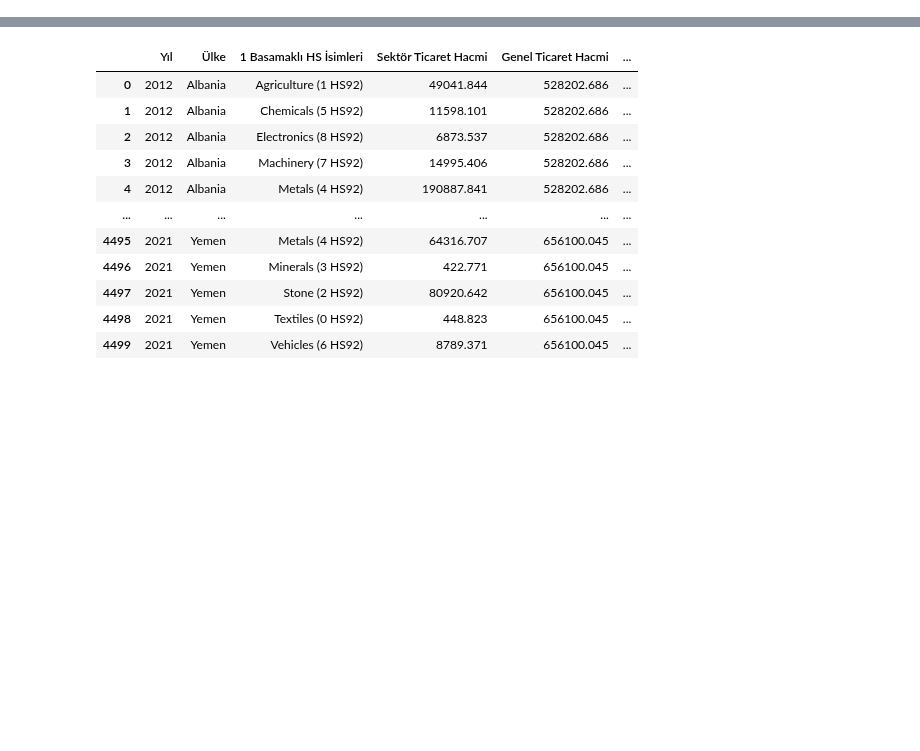
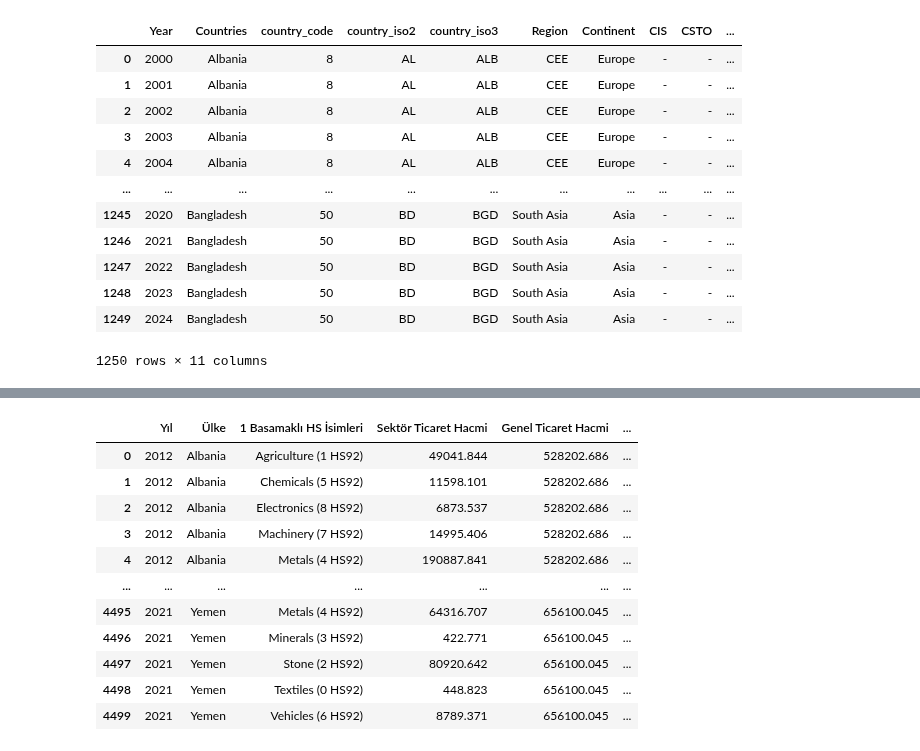
Before and after one commit to oguzoztekin/CEE-MENA, a Jupyter notebook: Dış Ticaret Verilerinin Analizi/final.ipynb, the cells around one changed output, grey strips where cells are left out. Saved outputs shown, nothing was run; the diff lists cells and outputs as text; code cells hidden in the pictures; blank space fills up the shorter version.

```diff
--- a/Dış Ticaret Verilerinin Analizi/final.ipynb
+++ b/Dış Ticaret Verilerinin Analizi/final.ipynb
@@ -1,3 +1,54 @@
+# %%
+# 0-) Ülkeler
+
+import pandas as pd
+
+def add_membership_column(df):
+    rows = []
+    for index, row in df.iterrows():
+        nato_year = row['NATO'] if row['NATO'] != '-' else None
+        eu_year = row['EU'] if row['EU'] != '-' else None
+
+        # 2000-2024 arasında NATO ya da EU üyesi olup olmadığını gösterecek kod
+        for year in range(2000, 2025):
+            nato_membership = 'Yes' if nato_year and int(nato_year) <= year else 'No'
+            eu_membership = 'Yes' if eu_year and int(eu_year) <= year else 'No'
+            new_row = row.to_dict()
+            new_row['Year'] = year
+            new_row['NATO_Membership'] = nato_membership
+            new_row['EU_Membership'] = eu_membership
+            rows.append(new_row)
+
+    # Dataframe oluşturuyoruz
+    expanded_df = pd.DataFrame(rows)
+
+    # Yılları başa çekiyoruz panel veri formatı için
+    cols = ['Year'] + [col for col in expanded_df.columns if col != 'Year']
+    expanded_df = expanded_df[cols]
+    return expanded_df
+
+# Ülkelere uyguluyoruz
+file_path = '0-) Ulkeler.xlsx'
+excel_data = pd.ExcelFile(file_path)
+df = excel_data.parse('Sheet1')
+expanded_df = add_membership_column(df)
+expanded_df = expanded_df.drop(['NATO', 'EU'], axis=1)
+# %%
+expanded_df
+# %% [output]
+|  | Year | Countries | country_code | country_iso2 | country_iso3 | Region | Continent | CIS | CSTO | ... |
+| 0 | 2000 | Albania | 8 | AL | ALB | CEE | Europe | - | - | ... |
+| 1 | 2001 | Albania | 8 | AL | ALB | CEE | Europe | - | - | ... |
+| 2 | 2002 | Albania | 8 | AL | ALB | CEE | Europe | - | - | ... |
+| 3 | 2003 | Albania | 8 | AL | ALB | CEE | Europe | - | - | ... |
+| 4 | 2004 | Albania | 8 | AL | ALB | CEE | Europe | - | - | ... |
+| ... | ... | ... | ... | ... | ... | ... | ... | ... | ... | ... |
+| 1245 | 2020 | Bangladesh | 50 | BD | BGD | South Asia | Asia | - | - | ... |
+| 1246 | 2021 | Bangladesh | 50 | BD | BGD | South Asia | Asia | - | - | ... |
+| 1247 | 2022 | Bangladesh | 50 | BD | BGD | South Asia | Asia | - | - | ... |
+| 1248 | 2023 | Bangladesh | 50 | BD | BGD | South Asia | Asia | - | - | ... |
+| 1249 | 2024 | Bangladesh | 50 | BD | BGD | South Asia | Asia | - | - | ... |
+1250 rows × 11 columns
 # %%
 # 1-) Yeni Ürünlerin sektörlerini bulmak
 
```
Also changed, not shown: parts of 1 cell of this notebook.
